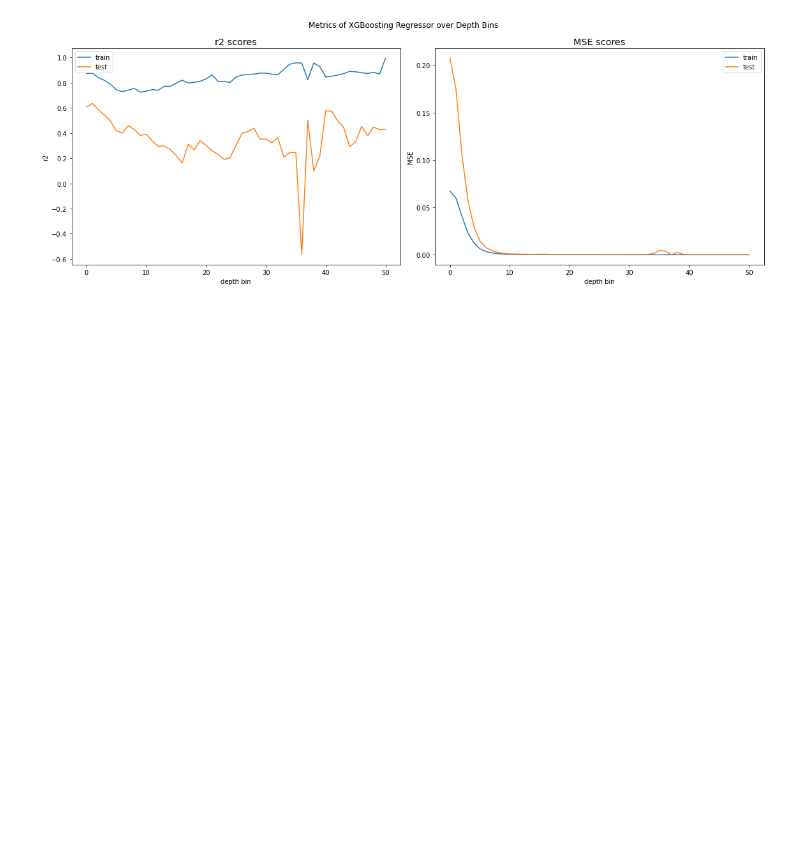
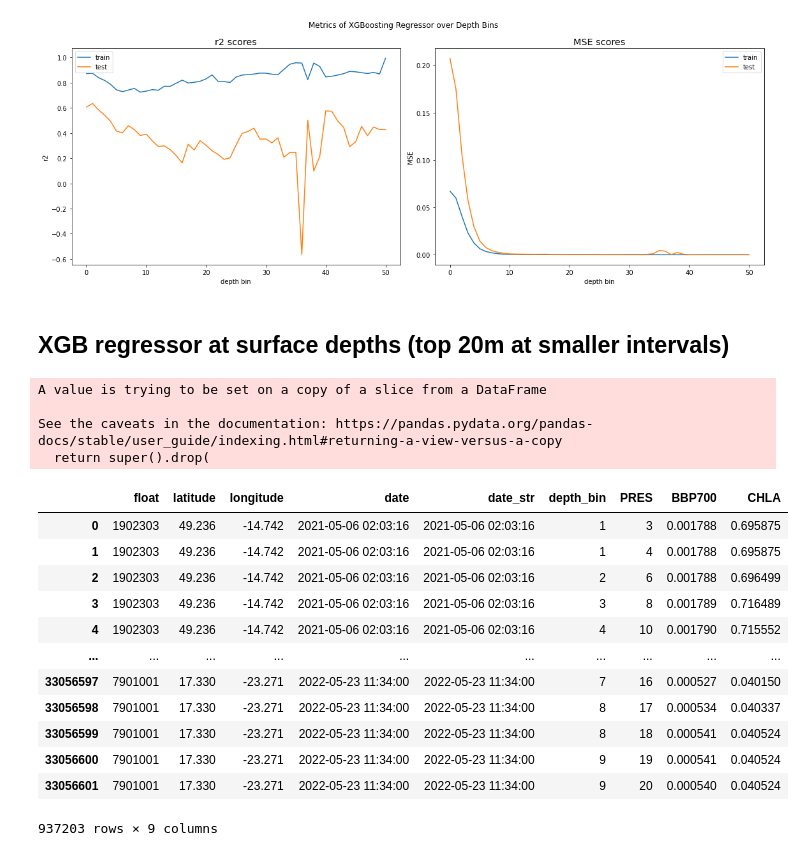
Before and after one commit to gnyirjesy/ocean-depth-characterization, a Jupyter notebook: preliminary_models/xgb_different_depths_ejd.ipynb, the cells around one changed output. Cells and saved outputs as stored; diff of their text form; code cells hidden in the pictures; blank space fills up the shorter version.

```diff
--- a/preliminary_models/xgb_different_depths_ejd.ipynb
+++ b/preliminary_models/xgb_different_depths_ejd.ipynb
@@ -551,0 +548,37 @@ plt.show()
+# %% [markdown]
+## XGB regressor at surface depths (top 20m at smaller intervals)
+# %%
+# bin the observations into depth intervals
+float_loc_df_20 = float_loc_df[float_loc_df['PRES'] <= 20]
+try:
+    float_loc_df_20.drop(columns='depth_bin', inplace=True)
+except:
+    pass
+
+max_depth = max(float_loc_df_20['PRES'])
+interval = 2
+bins = np.arange(0, max_depth + interval, interval)
+# bins[-1] = max_depth
+
+depth_bins = pd.cut(float_loc_df_20['PRES'], bins=bins, right=True, labels=False, retbins=False, include_lowest=True)
+
+float_loc_df_20.insert(loc=list(float_loc_df_20.columns).index('PRES'), column='depth_bin', value=depth_bins)
+float_loc_df_20
+# %% [output]
+A value is trying to be set on a copy of a slice from a DataFrame
+
+See the caveats in the documentation: https://pandas.pydata.org/pandas-docs/stable/user_guide/indexing.html#returning-a-view-versus-a-copy
+  return super().drop(
+|  | float | latitude | longitude | date | date_str | depth_bin | PRES | BBP700 | CHLA |
+| 0 | 1902303 | 49.236 | -14.742 | 2021-05-06 02:03:16 | 2021-05-06 02:03:16 | 1 | 3 | 0.001788 | 0.695875 |
+| 1 | 1902303 | 49.236 | -14.742 | 2021-05-06 02:03:16 | 2021-05-06 02:03:16 | 1 | 4 | 0.001788 | 0.695875 |
+| 2 | 1902303 | 49.236 | -14.742 | 2021-05-06 02:03:16 | 2021-05-06 02:03:16 | 2 | 6 | 0.001788 | 0.696499 |
+| 3 | 1902303 | 49.236 | -14.742 | 2021-05-06 02:03:16 | 2021-05-06 02:03:16 | 3 | 8 | 0.001789 | 0.716489 |
+| 4 | 1902303 | 49.236 | -14.742 | 2021-05-06 02:03:16 | 2021-05-06 02:03:16 | 4 | 10 | 0.001790 | 0.715552 |
+| ... | ... | ... | ... | ... | ... | ... | ... | ... | ... |
+| 33056597 | 7901001 | 17.330 | -23.271 | 2022-05-23 11:34:00 | 2022-05-23 11:34:00 | 7 | 16 | 0.000527 | 0.040150 |
+| 33056598 | 7901001 | 17.330 | -23.271 | 2022-05-23 11:34:00 | 2022-05-23 11:34:00 | 8 | 17 | 0.000534 | 0.040337 |
+| 33056599 | 7901001 | 17.330 | -23.271 | 2022-05-23 11:34:00 | 2022-05-23 11:34:00 | 8 | 18 | 0.000541 | 0.040524 |
+| 33056600 | 7901001 | 17.330 | -23.271 | 2022-05-23 11:34:00 | 2022-05-23 11:34:00 | 9 | 19 | 0.000541 | 0.040524 |
+| 33056601 | 7901001 | 17.330 | -23.271 | 2022-05-23 11:34:00 | 2022-05-23 11:34:00 | 9 | 20 | 0.000540 | 0.040524 |
+937203 rows × 9 columns
```
Also changed, not shown: parts of 10 cells of this notebook.
